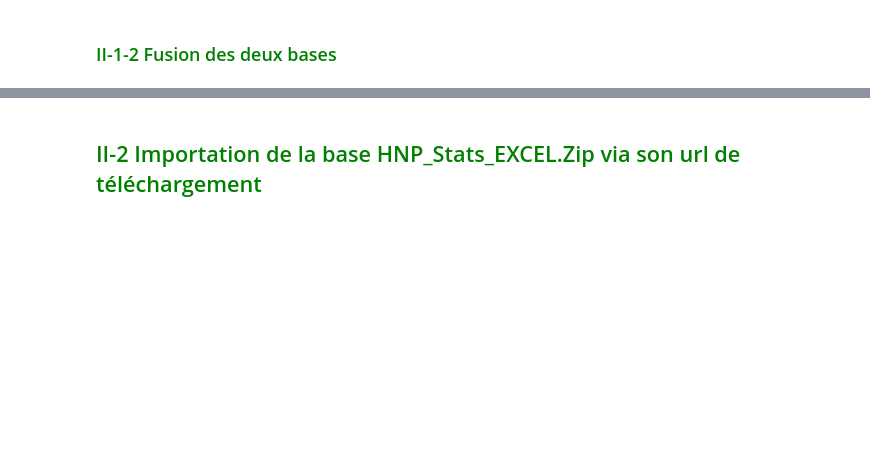
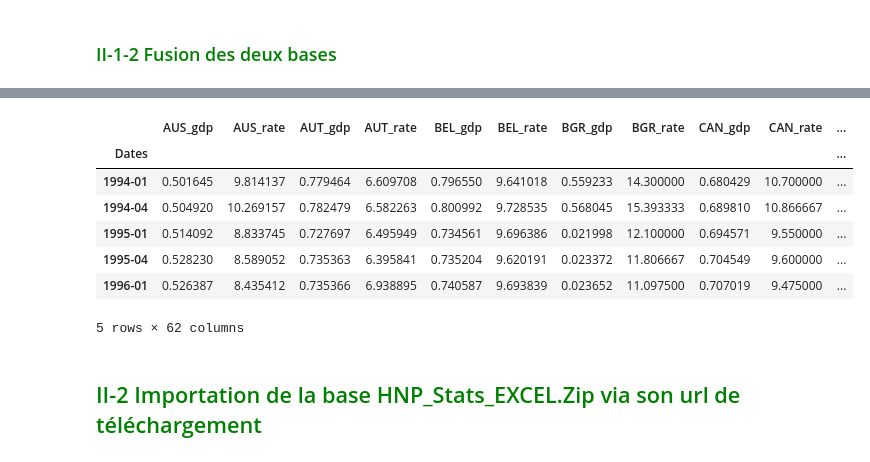
Before and after one commit to Marimar4/Projet-Python, a Jupyter notebook: monmodule/Préparation_données_copy.ipynb, the cells around one changed output, grey strips where cells are left out. Cells and saved outputs as stored; diff of their text form; code cells hidden in the pictures; blank space fills up the shorter version.

```diff
--- a/monmodule/Préparation_données_copy.ipynb
+++ b/monmodule/Préparation_données_copy.ipynb
@@ -363,0 +219,22 @@ df_merge1.head()
+# %%
+# Jointure des DF df_Unemployement et df_GDP
+quart_data = pd.merge(df_Unemployement, df_GDP, left_index=True, right_index=True, how='inner' )
+# Supprimer le suffixe '_x' et le remplacer par 'rate', de meme supprimer le suffixe '_y' et le remplacer par 'gdp'
+new_columns = [col.replace('_x', '_rate').replace('_y', '_gdp') for col in quart_data.columns]
+# Renommer les colonnes de la DataFrame
+quart_data.columns = new_columns
+# Trier les colonnes de la DataFrame de facon à placer pour chaque pays le PIB et taux de chomage l'un après l'autre
+quart_data= quart_data.reindex(sorted(quart_data.columns), axis=1)
+# %%
+quart_data = quart_data.rename_axis("Dates")
+# Visualisation
+quart_data.head(5)
+# %% [output]
+|  | AUS_gdp | AUS_rate | AUT_gdp | AUT_rate | BEL_gdp | BEL_rate | BGR_gdp | BGR_rate | CAN_gdp | CAN_rate | ... |
+| Dates |  |  |  |  |  |  |  |  |  |  | ... |
+| 1994-01 | 0.501645 | 9.814137 | 0.779464 | 6.609708 | 0.796550 | 9.641018 | 0.559233 | 14.300000 | 0.680429 | 10.700000 | ... |
+| 1994-04 | 0.504920 | 10.269157 | 0.782479 | 6.582263 | 0.800992 | 9.728535 | 0.568045 | 15.393333 | 0.689810 | 10.866667 | ... |
+| 1995-01 | 0.514092 | 8.833745 | 0.727697 | 6.495949 | 0.734561 | 9.696386 | 0.021998 | 12.100000 | 0.694571 | 9.550000 | ... |
+| 1995-04 | 0.528230 | 8.589052 | 0.735363 | 6.395841 | 0.735204 | 9.620191 | 0.023372 | 11.806667 | 0.704549 | 9.600000 | ... |
+| 1996-01 | 0.526387 | 8.435412 | 0.735366 | 6.938895 | 0.740587 | 9.693839 | 0.023652 | 11.097500 | 0.707019 | 9.475000 | ... |
+5 rows × 62 columns
```
Also changed, not shown: parts of 42 cells of this notebook, 3 other files.
